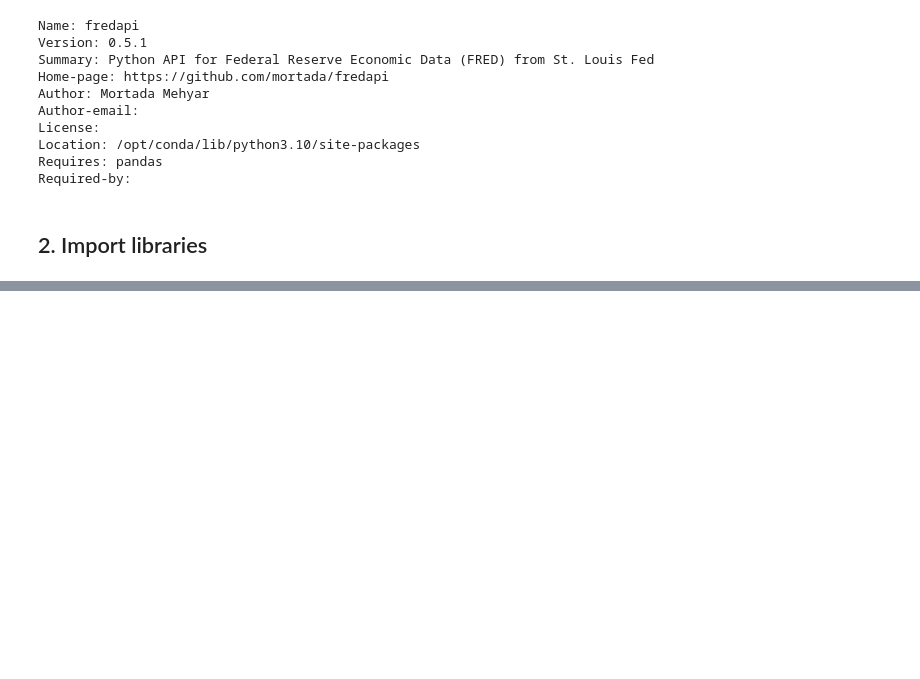
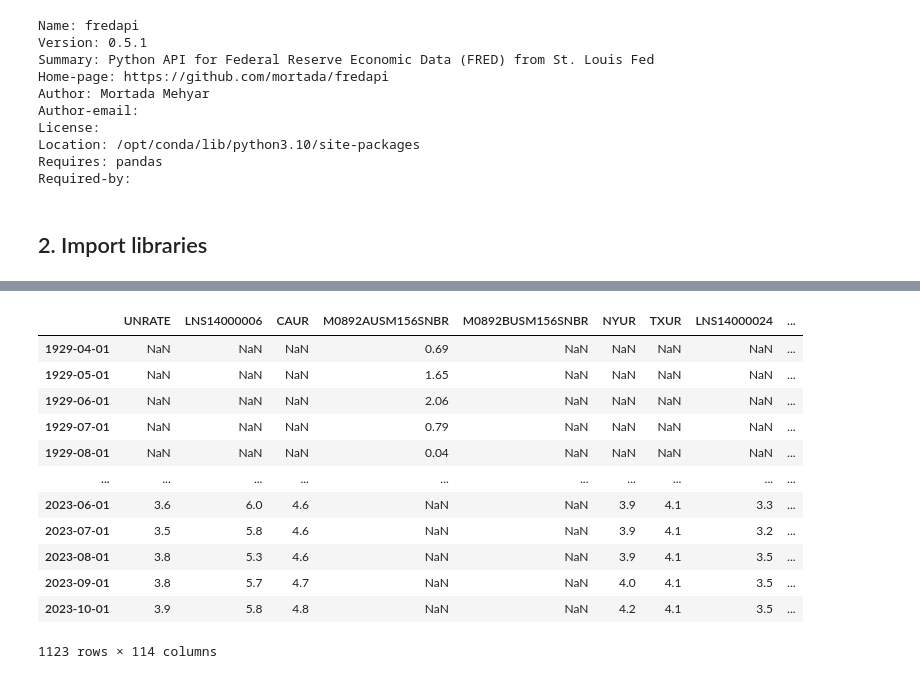
Before and after one commit to jpsam07/economic-data-analysis-with-fredapi, a Jupyter notebook: economic-data-analysis-with-fredapi.ipynb, the cells around one changed output, grey strips where cells are left out. Cells and saved outputs as stored; diff of their text form; code cells hidden in the pictures; blank space fills up the shorter version.

```diff
--- a/economic-data-analysis-with-fredapi.ipynb
+++ b/economic-data-analysis-with-fredapi.ipynb
@@ -59,0 +115,17 @@ fred = Fred(api_key=fred_key)
+# %%
+unemployment_results = pd.concat(all_results, axis=1)
+unemployment_results
+# %% [output]
+|  | UNRATE | LNS14000006 | CAUR | M0892AUSM156SNBR | M0892BUSM156SNBR | NYUR | TXUR | LNS14000024 | ... |
+| 1929-04-01 | NaN | NaN | NaN | 0.69 | NaN | NaN | NaN | NaN | ... |
+| 1929-05-01 | NaN | NaN | NaN | 1.65 | NaN | NaN | NaN | NaN | ... |
+| 1929-06-01 | NaN | NaN | NaN | 2.06 | NaN | NaN | NaN | NaN | ... |
+| 1929-07-01 | NaN | NaN | NaN | 0.79 | NaN | NaN | NaN | NaN | ... |
+| 1929-08-01 | NaN | NaN | NaN | 0.04 | NaN | NaN | NaN | NaN | ... |
+| ... | ... | ... | ... | ... | ... | ... | ... | ... | ... |
+| 2023-06-01 | 3.6 | 6.0 | 4.6 | NaN | NaN | 3.9 | 4.1 | 3.3 | ... |
+| 2023-07-01 | 3.5 | 5.8 | 4.6 | NaN | NaN | 3.9 | 4.1 | 3.2 | ... |
+| 2023-08-01 | 3.8 | 5.3 | 4.6 | NaN | NaN | 3.9 | 4.1 | 3.5 | ... |
+| 2023-09-01 | 3.8 | 5.7 | 4.7 | NaN | NaN | 4.0 | 4.1 | 3.5 | ... |
+| 2023-10-01 | 3.9 | 5.8 | 4.8 | NaN | NaN | 4.2 | 4.1 | 3.5 | ... |
+1123 rows × 114 columns
```
Also changed, not shown: parts of 15 cells of this notebook.
